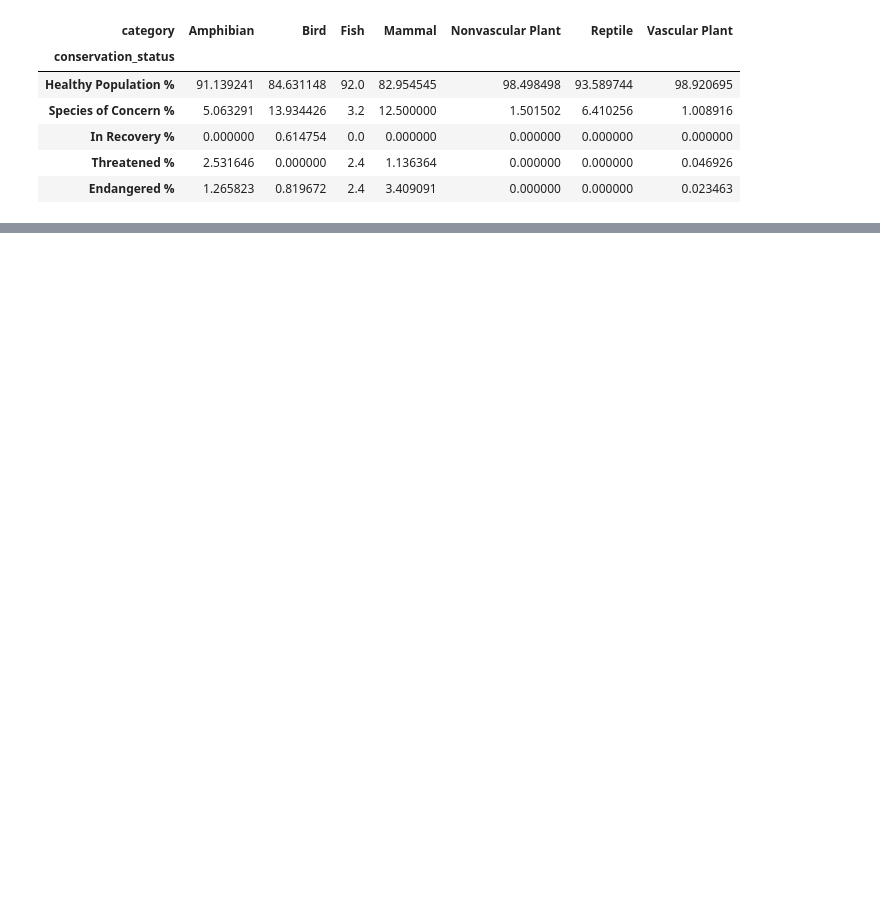
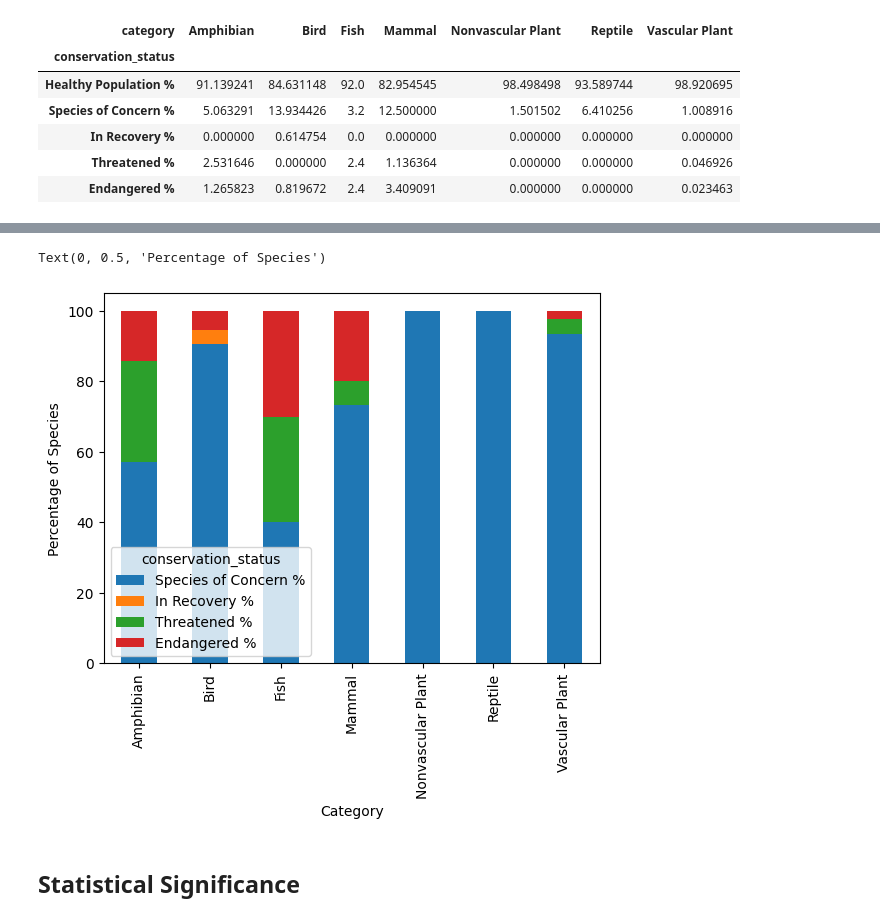
Before and after one commit to ChrisBertolino/Biodiversity, a Jupyter notebook: biodiversity.ipynb, the cells around one changed output, grey strips where cells are left out. Saved outputs shown, nothing was run; the diff lists cells and outputs as text; code cells hidden in the pictures; blank space fills up the shorter version.

```diff
--- a/biodiversity.ipynb
+++ b/biodiversity.ipynb
@@ -485,0 +490,2 @@ species_and_observations_total_count.groupby(['conservation_status', 'category']
+# %%
+species_and_observation_protected_only = species_and_observations_total_count[species_and_observations_total_count.conservation_status != 'Healthy Population']
@@ -485,0 +503,5 @@ species_and_observations_total_count.groupby(['conservation_status', 'category']
+# %%
+to_visualize2 = species_and_observation_protected_only.groupby(['conservation_status', 'category'])['scientific_name'].count().unstack().apply(lambda x: (x / x.sum()) * 100)\
+    .rename( index = lambda n: n + ' %').swapaxes("index", "columns")
+to_visualize2 = to_visualize2[['Species of Concern %', 'In Recovery %', 'Threatened %', 'Endangered %']]
+to_visualize2
@@ -485,0 +518,9 @@ species_and_observations_total_count.groupby(['conservation_status', 'category']
+# %%
+ax2 = to_visualize2.plot(kind = 'bar', stacked = True)
+ax2.set_xlabel('Category')
+ax2.set_ylabel('Percentage of Species')
+# %% [output]
+Text(0, 0.5, 'Percentage of Species')
+[figure, added]
+# %% [markdown]
+## Statistical Significance
```
Also changed, not shown: parts of 9 cells of this notebook.
